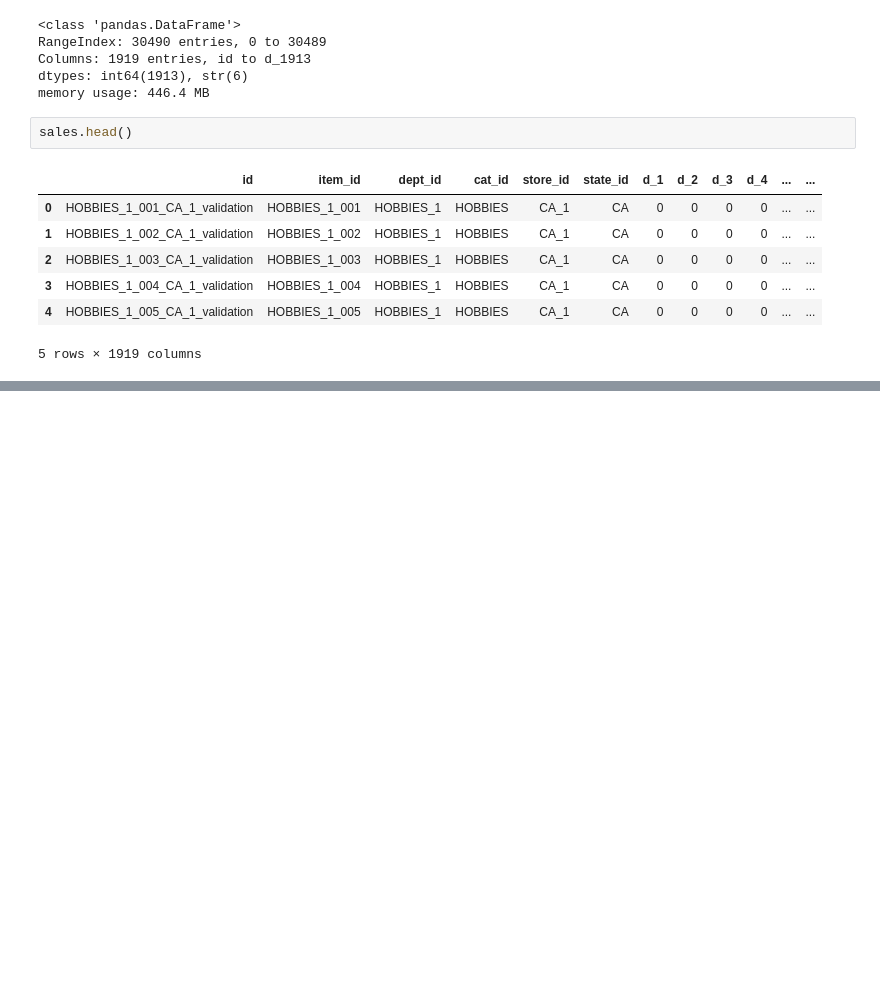
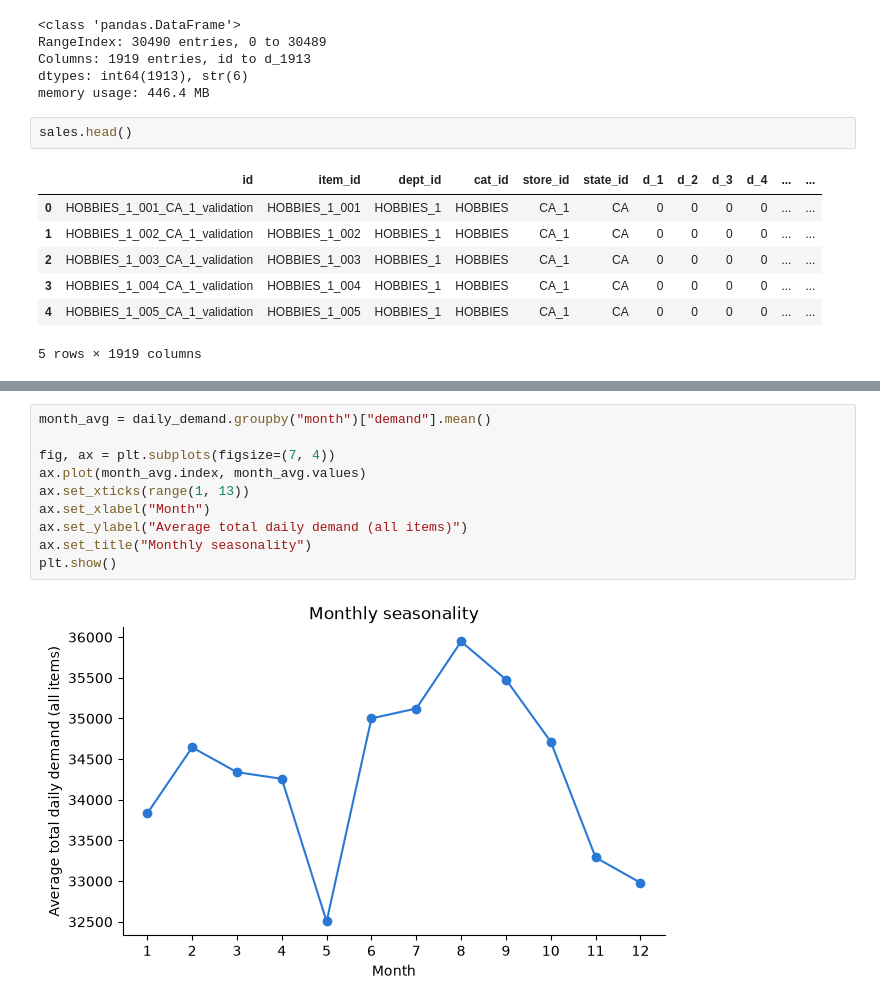
Before and after one commit to MWalid2/industrial-production-optimization, a Jupyter notebook: notebooks/01_m5_data_inspection.ipynb, the cells around one changed output, grey strips where cells are left out. Saved outputs shown, nothing was run; the diff lists cells and outputs as text; blank space fills up the shorter version.

```diff
--- a/notebooks/01_m5_data_inspection.ipynb
+++ b/notebooks/01_m5_data_inspection.ipynb
@@ -59,0 +368,12 @@ sales.head()
+# %%
+month_avg = daily_demand.groupby("month")["demand"].mean()
+
+fig, ax = plt.subplots(figsize=(7, 4))
+ax.plot(month_avg.index, month_avg.values)
+ax.set_xticks(range(1, 13))
+ax.set_xlabel("Month")
+ax.set_ylabel("Average total daily demand (all items)")
+ax.set_title("Monthly seasonality")
+plt.show()
+# %% [output]
+[figure, added]
```
Also changed, not shown: parts of 28 cells of this notebook, 10 other files.
